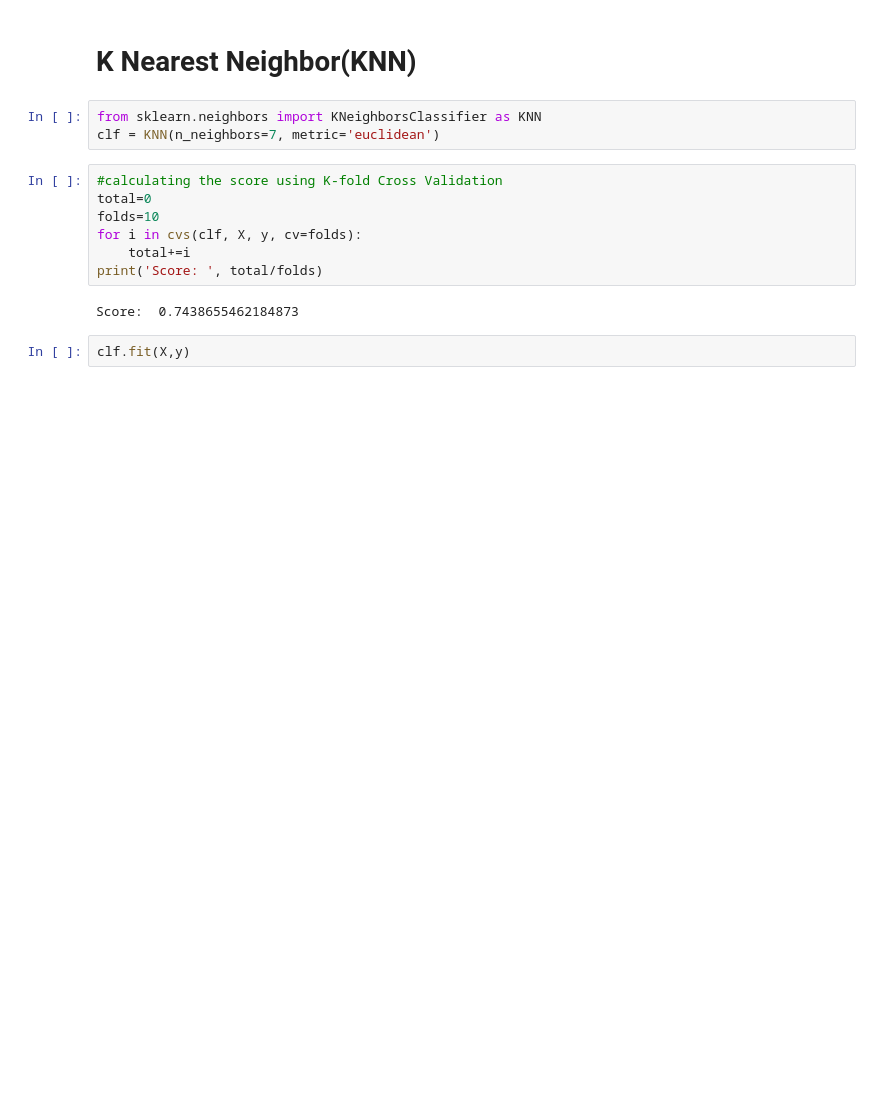
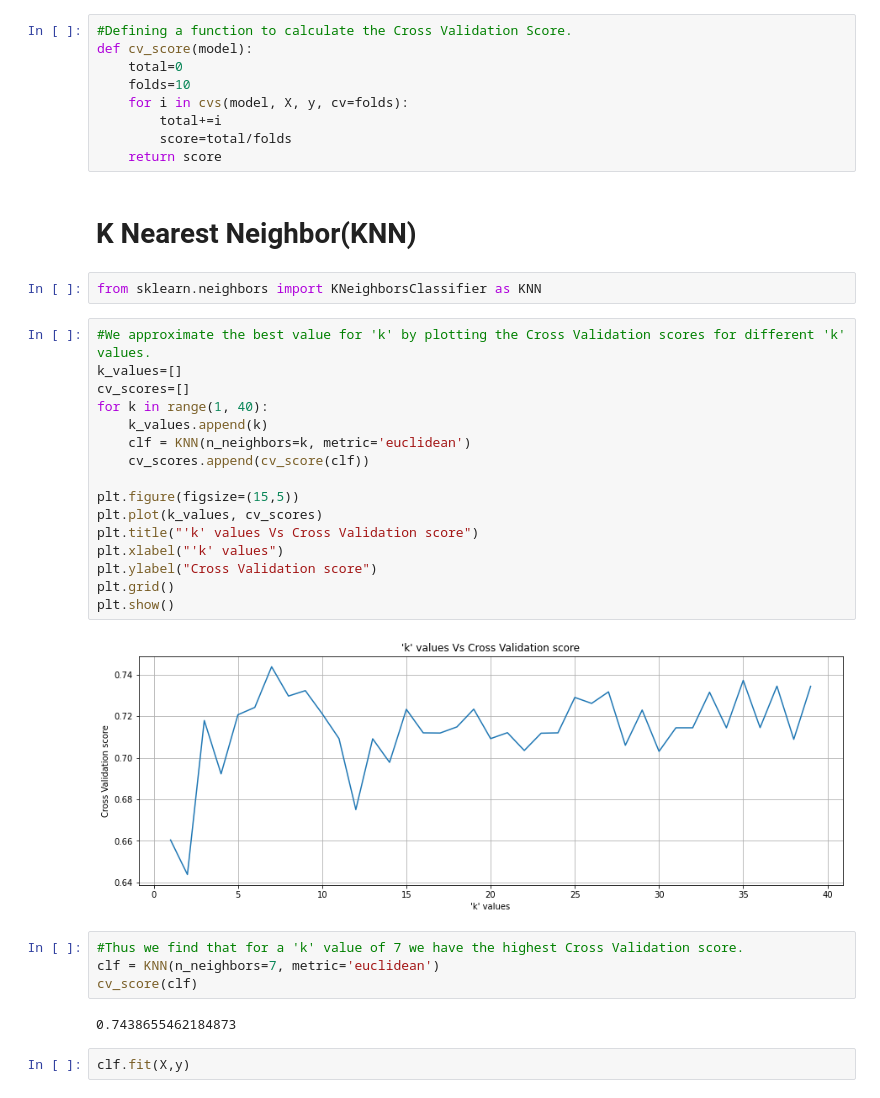
Before and after one commit to priyamborkakoty/Prediction-of-Loan-payment-using-Classification, a Jupyter notebook: Classification Algorithms.ipynb, the cells around one changed output. Cells and saved outputs as stored; diff of their text form; blank space fills up the shorter version.

```diff
--- a/Classification Algorithms.ipynb
+++ b/Classification Algorithms.ipynb
@@ -240,20 +240,43 @@ We use the following algorithm:
 *   Logistic Regression
 # %%
 from sklearn.model_selection import cross_val_score as cvs
+# %%
+#Defining a function to calculate the Cross Validation Score.
+def cv_score(model):
+    total=0
+    folds=10
+    for i in cvs(model, X, y, cv=folds):
+        total+=i
+        score=total/folds
+    return score
 # %% [markdown]
 # K Nearest Neighbor(KNN)
 # %%
 from sklearn.neighbors import KNeighborsClassifier as KNN
-clf = KNN(n_neighbors=7, metric='euclidean')
-# %%
-#calculating the score using K-fold Cross Validation
-total=0
-folds=10
-for i in cvs(clf, X, y, cv=folds):
-    total+=i
-print('Score: ', total/folds)
-# %% [output]
-Score:  0.7438655462184873
+# %%
+#We approximate the best value for 'k' by plotting the Cross Validation scores for different 'k' values.
+k_values=[]
+cv_scores=[]
+for k in range(1, 40):
+    k_values.append(k)
+    clf = KNN(n_neighbors=k, metric='euclidean')
+    cv_scores.append(cv_score(clf))
+
+plt.figure(figsize=(15,5))
+plt.plot(k_values, cv_scores)
+plt.title("'k' values Vs Cross Validation score")
+plt.xlabel("'k' values")
+plt.ylabel("Cross Validation score")
+plt.grid()
+plt.show()
+# %% [output]
+[figure, added]
+# %%
+#Thus we find that for a 'k' value of 7 we have the highest Cross Validation score.
+clf = KNN(n_neighbors=7, metric='euclidean')
+cv_score(clf)
+# %% [output]
+0.7438655462184873
 # %%
 clf.fit(X,y)
 # %% [output]
```
Also changed, not shown: parts of 3 cells of this notebook.
